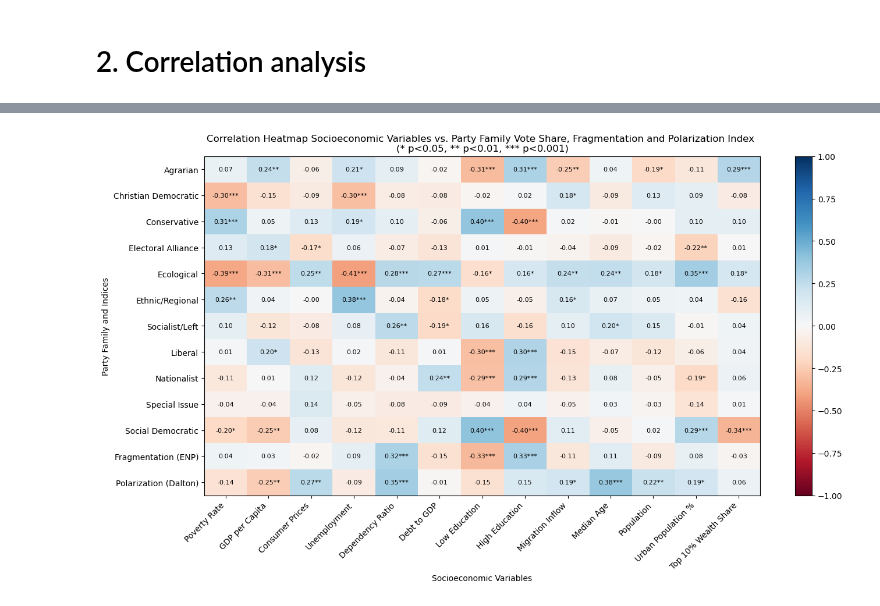
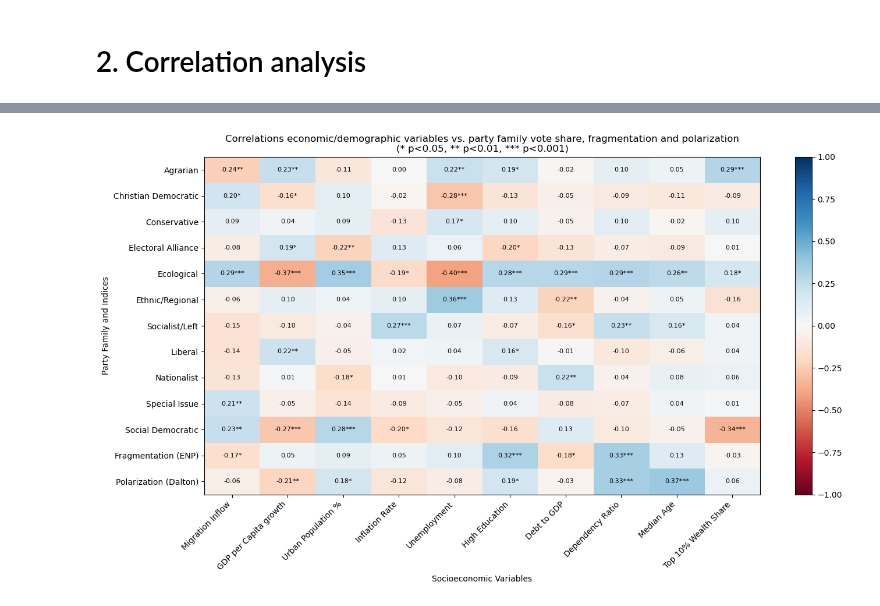
Before and after one commit to StefanSick/exdex_project, a Jupyter notebook: src/correlations.ipynb, the cells around one changed output, grey strips where cells are left out. Drawn from its saved outputs; the diff is of its cells as text; code cells hidden in the pictures.

Commit message:
introduced differentiation between slow changing and fast changing variables

```diff
--- a/src/correlations.ipynb
+++ b/src/correlations.ipynb
@@ -156,18 +41,31 @@ As a first step, we look at the correlations between relevant country characters
 # %%
 vs_vars = [col for col in df_correlations.columns if col.startswith('vs_')]
+df_correlations = df_correlations.reset_index()
 df_correlations = df_correlations.sort_values(['country', 'year'])
 
+socioeco_vars = ['rel_immigration',
+                 'gdp_per_cap',
+                 'urban_population_pct',
+                 'inflation_rate',
+                 'unemployment_rate',
+                 'Tertiary education',
+                 'debt_to_gdp',
+                 'dependency_ratio_15_64',
+                 'median_age',
+                 'wealth_top10_share']
+
 # extract election year and month
-df_correlations['election_year'] = pd.to_datetime(df_correlations['election_date_x']).dt.year
-df_correlations['election_month'] = pd.to_datetime(df_correlations['election_date_x']).dt.month
+df_correlations['election_year'] = pd.to_datetime(df_correlations['election_date']).dt.year
+df_correlations['election_month'] = pd.to_datetime(df_correlations['election_date']).dt.month
 
 # For each row, determine which election this year's data should predict
 def assign_target_election(group):
     group = group.sort_values('year')
 
     # Get unique elections with their dates and months
-    elections = (group[['election_date_x', 'election_year', 'election_month']]
+    elections = (group[['election_date', 'election_year', 'election_month']]
                  .drop_duplicates()
+                 .dropna()
                  .sort_values('election_year')
                  .reset_index(drop=True))
 
@@ -178,10 +76,10 @@ def assign_target_election(group):
 
             if year < e_year:
                 # Year is before election year: belongs to this election
-                return row['election_date_x']
+                return row['election_date']
             elif year == e_year and e_month >= 7:
                 # Year equals election year AND election is in second half: belongs to this election
-                return row['election_date_x']
+                return row['election_date']
 
         return None  # Year is after all elections
 
@@ -196,4 +94,4 @@ df_averaged = df_for_agg.groupby(['country', 'target_election']).agg({
     'polarization_dalton': 'first',
     **{var: 'first' for var in vs_vars},
     **{var: 'mean' for var in socioeco_vars}
-}).reset_index()
+})
@@ -245,17 +155,15 @@ parfam_labels = {
 }
 
 var_labels = {
-    'total_poverty': 'Poverty Rate',
-    'gdp_per_cap': 'GDP per Capita',
-    'consumer_prices': 'Consumer Prices',
-    't_unemployment': 'Unemployment',
+    'poverty_risk': 'Poverty Risk',
+    'gdp_per_cap': 'GDP per Capita growth',
+    'inflation_rate': 'Inflation Rate',
+    'unemployment_rate': 'Unemployment',
     'dependency_ratio_15_64': 'Dependency Ratio',
     'debt_to_gdp': 'Debt to GDP',
-    'Less than primary, primary and lower secondary education (levels 0-2)': 'Low Education',
-    'Upper secondary, post-secondary non-tertiary and tertiary education (levels 3-8)': 'High Education',
-    'migration_inflow': 'Migration Inflow',
+    'Tertiary education': 'High Education',
+    'rel_immigration': 'Migration Inflow',
     'median_age': 'Median Age',
-    'population_total': 'Population',
     'urban_population_pct': 'Urban Population %',
     'wealth_top10_share': 'Top 10% Wealth Share'
 }
@@ -275,32 +183,32 @@ cbar = plt.colorbar(im)
 ax.set_xticks(np.arange(len(corr_df.columns)))
 ax.set_yticks(np.arange(len(corr_df.index)))
 ax.set_xticklabels(corr_df.columns, rotation=45, ha='right')
 ax.set_yticklabels(corr_df.index)
 
 ## Add correlation values and significance markers
 for i in range(len(corr_df.index)):
     for j in range(len(corr_df.columns)):
         val = corr_df.iloc[i, j]
         pval = pval_df.iloc[i, j]
         color = 'white' if abs(val) > 0.5 else 'black'
 
         # Add stars for significance
         if pval < 0.001:
             stars = '***'
         elif pval < 0.01:
             stars = '**'
         elif pval < 0.05:
             stars = '*'
         else:
             stars = ''
 
         ax.text(j, i, f'{val:.2f}{stars}', ha='center', va='center', color=color, fontsize=8)
 
-ax.set_title('Correlation Heatmap Socioeconomic Variables vs. Party Family Vote Share, Fragmentation and Polarization Index \n(* p<0.05, ** p<0.01, *** p<0.001)')
+ax.set_title('Correlations economic/demographic variables vs. party family vote share, fragmentation and polarization\n(* p<0.05, ** p<0.01, *** p<0.001)')
 ax.set_xlabel('Socioeconomic Variables')
 ax.set_ylabel('Party Family and Indices')
 
 plt.tight_layout()
 plt.show()
 # %% [output]
-[figure, old version]
+[figure, new version]
```
Also changed, not shown: parts of 15 cells of this notebook.
